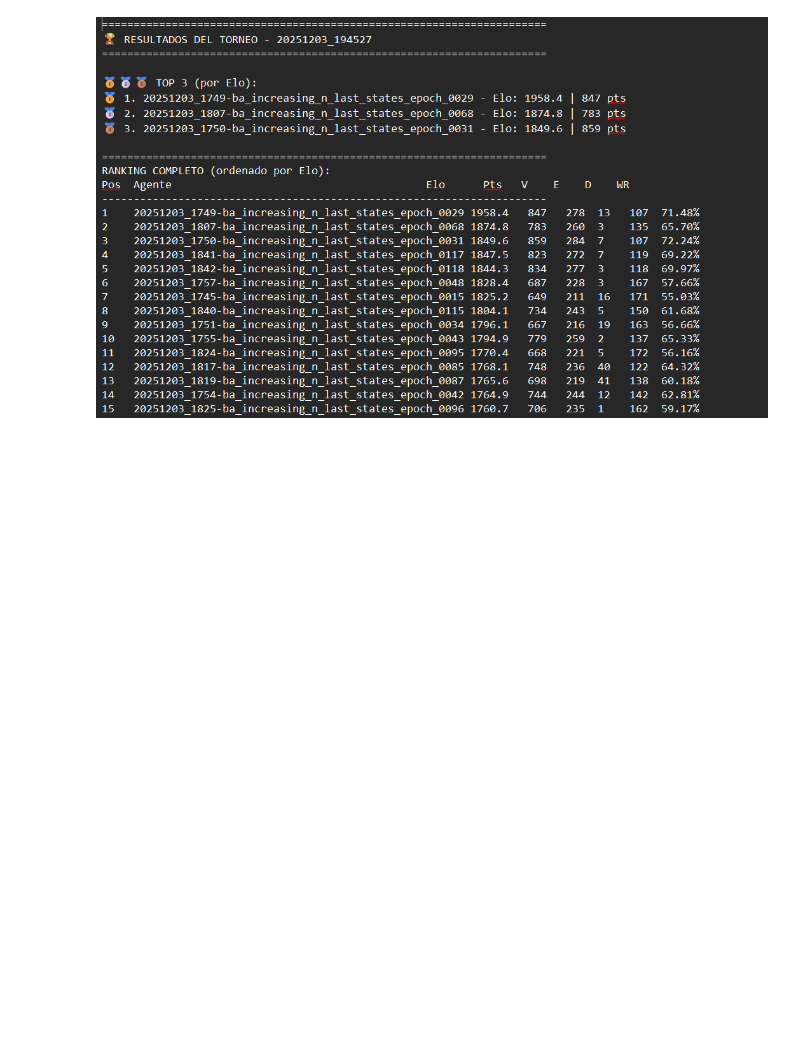
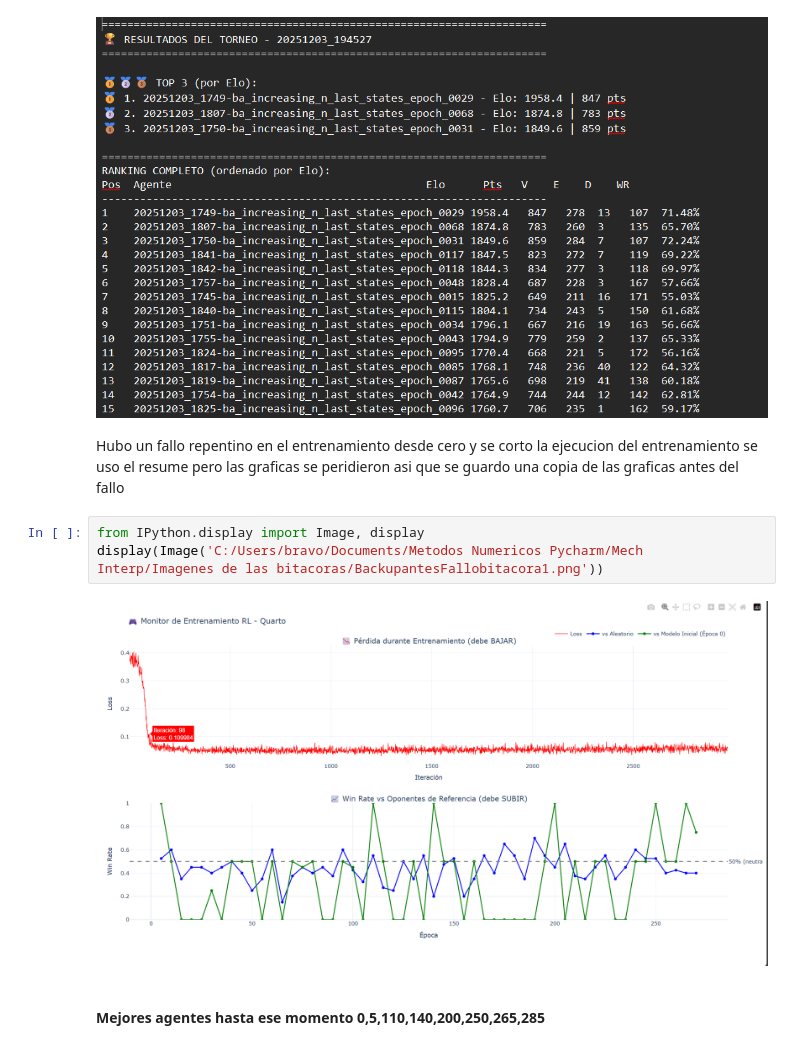
Before and after one commit to Francis1918/WIPCNN, a Jupyter notebook: analysis/Bitacora_1.ipynb, the cells around one changed output. Cells and saved outputs as stored; diff of their text form; blank space fills up the shorter version.

```diff
--- a/analysis/Bitacora_1.ipynb
+++ b/analysis/Bitacora_1.ipynb
@@ -246,3 +246,12 @@ from IPython.display import Image, display
 display(Image('C:/Users/bravo/Documents/Metodos Numericos Pycharm/Mech Interp/Imagenes de las bitacoras/ResultadosTorneo200AgentesBitacora1.png'))
 # %% [output]
 [figure]
+# %% [markdown]
+Hubo un fallo repentino en el entrenamiento desde cero y se corto la ejecucion del entrenamiento se uso el resume pero las graficas se peridieron asi que se guardo una copia de las graficas antes del fallo
+# %%
+from IPython.display import Image, display
+display(Image('C:/Users/bravo/Documents/Metodos Numericos Pycharm/Mech Interp/Imagenes de las bitacoras/BackupantesFallobitacora1.png'))
+# %% [output]
+[figure, added]
+# %% [markdown]
+#### Mejores agentes hasta ese momento 0,5,110,140,200,250,265,285
```
Also changed, not shown: 1 other file.
